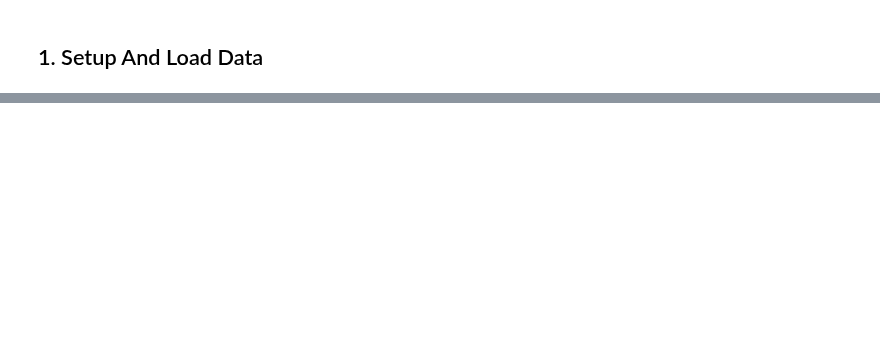
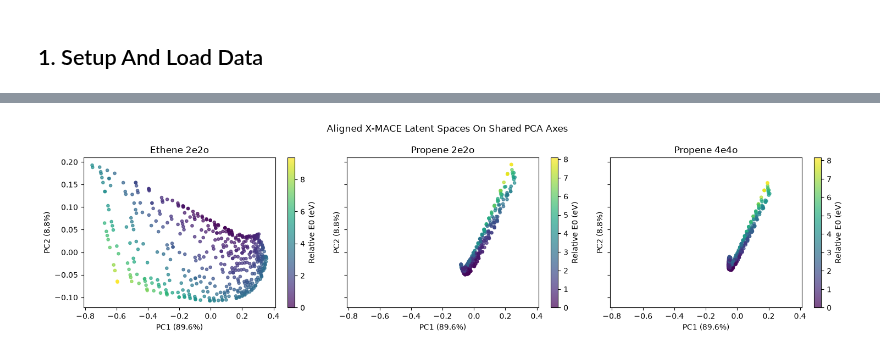
Before and after one commit to naythanyeo/X-MACE-TL, a Jupyter notebook: nicer_tutorials/04_pca.ipynb, the cells around one changed output, grey strips where cells are left out. Cells and saved outputs as stored; diff of their text form; code cells hidden in the pictures; blank space fills up the shorter version.

```diff
--- a/nicer_tutorials/04_pca.ipynb
+++ b/nicer_tutorials/04_pca.ipynb
@@ -527,0 +277,58 @@ Eg if the CASPT2 latent space has a certain structure that is maybe 80% similar
+# %%
+# Center the latent space data first
+reference_mean = latent_propene_22.mean(axis=0, keepdims=True)
+reference_centered = latent_propene_22 - reference_mean
+ethene_centered = latent_ethene_22 - latent_ethene_22.mean(axis=0, keepdims=True)
+propene_44_centered = latent_propene_44 - latent_propene_44.mean(axis=0, keepdims=True)
+
+# Scikit library does the rotation and optimisation
+rotation_ethene_22, _ = orthogonal_procrustes(ethene_centered, reference_centered)
+rotation_propene_44, _ = orthogonal_procrustes(propene_44_centered, reference_centered)
+
+# Get the aligned subspace
+aligned_ethene_22 = ethene_centered @ rotation_ethene_22 + reference_mean
+aligned_propene_22 = latent_propene_22.copy()
+aligned_propene_44 = propene_44_centered @ rotation_propene_44 + reference_mean
+
+# Concat all 3 subspace together to form one mega 16x1500 subspace
+aligned_latent_spaces = np.concatenate(
+    [aligned_ethene_22, aligned_propene_22, aligned_propene_44], axis=0
+)
+
+# PCA on the mega subspace
+shared_pca = PCA(n_components=2)
+shared_pca.fit(aligned_latent_spaces)
+
+# Use the same PCA axis on the original latent spaces
+aligned_projected_ethene_22 = shared_pca.transform(aligned_ethene_22)
+aligned_projected_propene_22 = shared_pca.transform(aligned_propene_22)
+aligned_projected_propene_44 = shared_pca.transform(aligned_propene_44)
+
+# Plot the projections
+aligned_projections = [
+    aligned_projected_ethene_22,
+    aligned_projected_propene_22,
+    aligned_projected_propene_44,
+]
+shared_variance = 100 * shared_pca.explained_variance_ratio_
+
+fig, axes = plt.subplots(1, 3, figsize=(15, 4), sharex=True, sharey=True)
+
+for ax, projected, title, energy in zip(
+    axes, aligned_projections, titles, relative_ground_energies
+):
+    scatter = ax.scatter(
+        projected[:, 0], projected[:, 1], c=energy, cmap="viridis", s=14, alpha=0.7
+    )
+    ax.set_title(title)
+    ax.set_xlabel(f"PC1 ({shared_variance[0]:.1f}%)")
+    ax.set_ylabel(f"PC2 ({shared_variance[1]:.1f}%)")
+    colorbar = fig.colorbar(scatter, ax=ax)
+    colorbar.set_label("Relative E0 (eV)")
+
+fig.suptitle("Aligned X-MACE Latent Spaces On Shared PCA Axes")
+fig.tight_layout()
+fig.savefig(GRAPH_DIR / "aligned_pca.png", dpi=200, bbox_inches="tight")
+plt.show()
+# %% [output]
+[figure, added]
```
Also changed, not shown: parts of 30 cells of this notebook.
